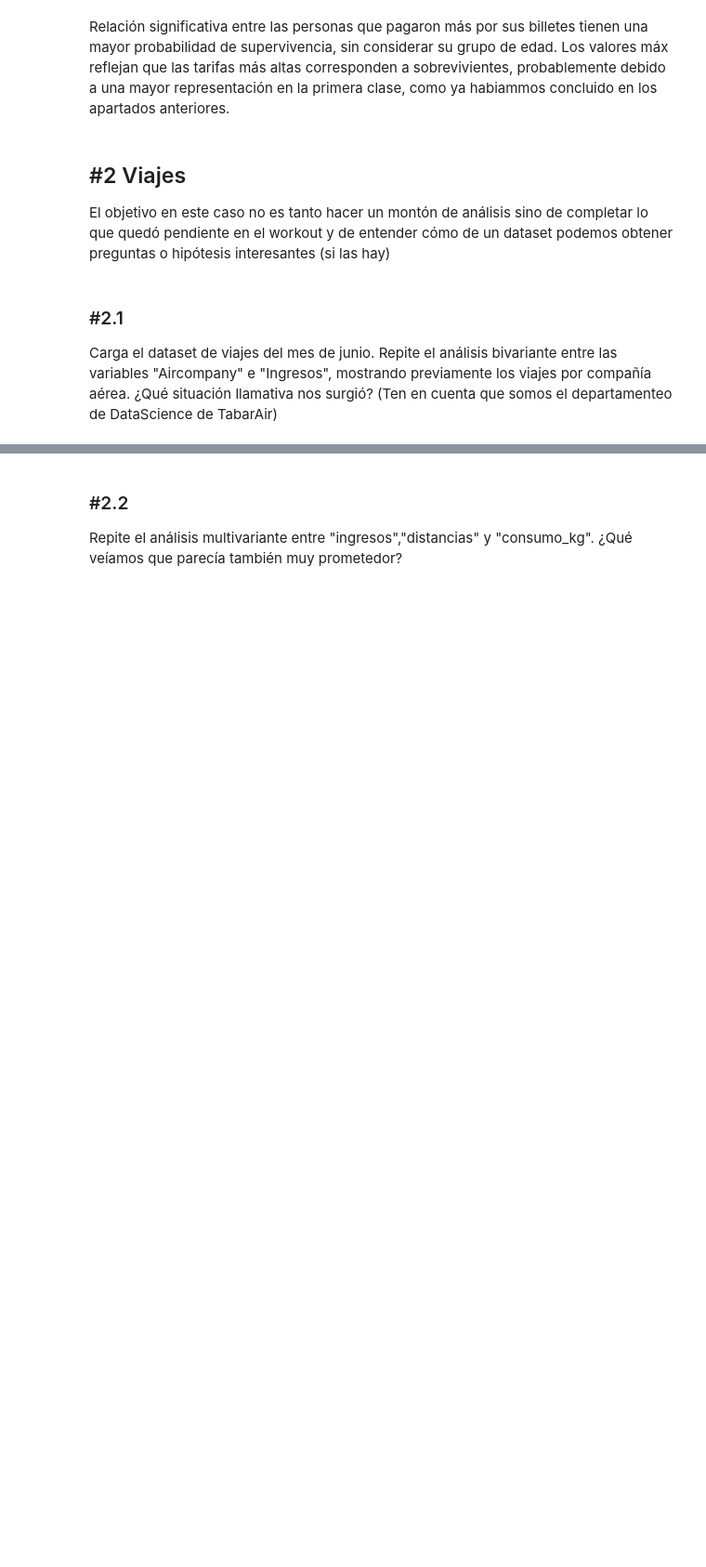
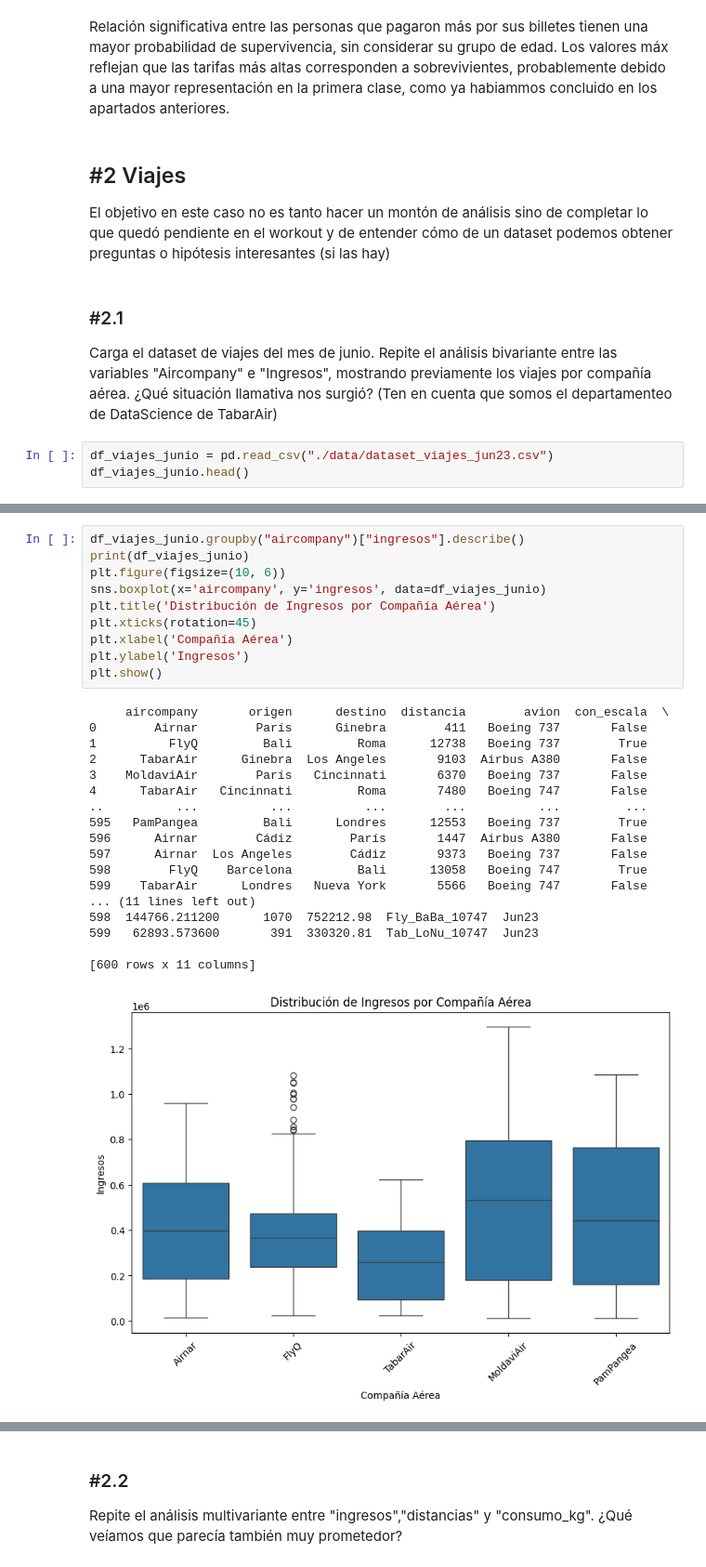
Before and after one commit to Cmonzon-94/ONLINE_DS_THEBRIDGE_Cmonzon, a Jupyter notebook: 03_Analisis_de_Datos/Sprint_07/Unidad_02_Analisis__Bivariante_Multivariante/Unidad_02/Practica_Obligatoria/18_Practica_Obligatoria_Multivariante.ipynb, the cells around one changed output, grey strips where cells are left out. Shown at 93% size. Saved outputs shown, nothing was run; the diff lists cells and outputs as text; blank space fills up the shorter version.

```diff
--- a/03_Analisis_de_Datos/Sprint_07/Unidad_02_Analisis__Bivariante_Multivariante/Unidad_02/Practica_Obligatoria/18_Practica_Obligatoria_Multivariante.ipynb
+++ b/03_Analisis_de_Datos/Sprint_07/Unidad_02_Analisis__Bivariante_Multivariante/Unidad_02/Practica_Obligatoria/18_Practica_Obligatoria_Multivariante.ipynb
@@ -516,3 +516,6 @@ El objetivo en este caso no es tanto hacer un montón de análisis sino de compl
 ### #2.1
 
 Carga el dataset de viajes del mes de junio. Repite el análisis bivariante entre las variables "Aircompany" e "Ingresos", mostrando previamente los viajes por compañía aérea. ¿Qué situación llamativa nos surgió? (Ten en cuenta que somos el departamenteo de DataScience de TabarAir)
+# %%
+df_viajes_junio = pd.read_csv("./data/dataset_viajes_jun23.csv")
+df_viajes_junio.head()
@@ -518,0 +551,29 @@ Carga el dataset de viajes del mes de junio. Repite el análisis bivariante entr
+# %%
+df_viajes_junio.groupby("aircompany")["ingresos"].describe()
+print(df_viajes_junio)
+plt.figure(figsize=(10, 6))
+sns.boxplot(x='aircompany', y='ingresos', data=df_viajes_junio)
+plt.title('Distribución de Ingresos por Compañía Aérea')
+plt.xticks(rotation=45)
+plt.xlabel('Compañía Aérea')
+plt.ylabel('Ingresos')
+plt.show()
+# %% [output]
+     aircompany       origen      destino  distancia        avion  con_escala  \
+0        Airnar        París      Ginebra        411   Boeing 737       False
+1          FlyQ         Bali         Roma      12738   Boeing 737        True
+2      TabarAir      Ginebra  Los Angeles       9103  Airbus A380       False
+3    MoldaviAir        París   Cincinnati       6370   Boeing 737       False
+4      TabarAir   Cincinnati         Roma       7480   Boeing 747       False
+..          ...          ...          ...        ...          ...         ...
+595   PamPangea         Bali      Londres      12553   Boeing 737        True
+596      Airnar        Cádiz        París       1447  Airbus A380       False
+597      Airnar  Los Angeles        Cádiz       9373   Boeing 737       False
+598        FlyQ    Barcelona         Bali      13058   Boeing 747        True
+599    TabarAir      Londres   Nueva York       5566   Boeing 747       False
+... (11 lines left out)
+598  144766.211200      1070  752212.98  Fly_BaBa_10747  Jun23
+599   62893.573600       391  330320.81  Tab_LoNu_10747  Jun23
+
+[600 rows x 11 columns]
+[figure, added]
```
Also changed, not shown: parts of 7 cells of this notebook.
